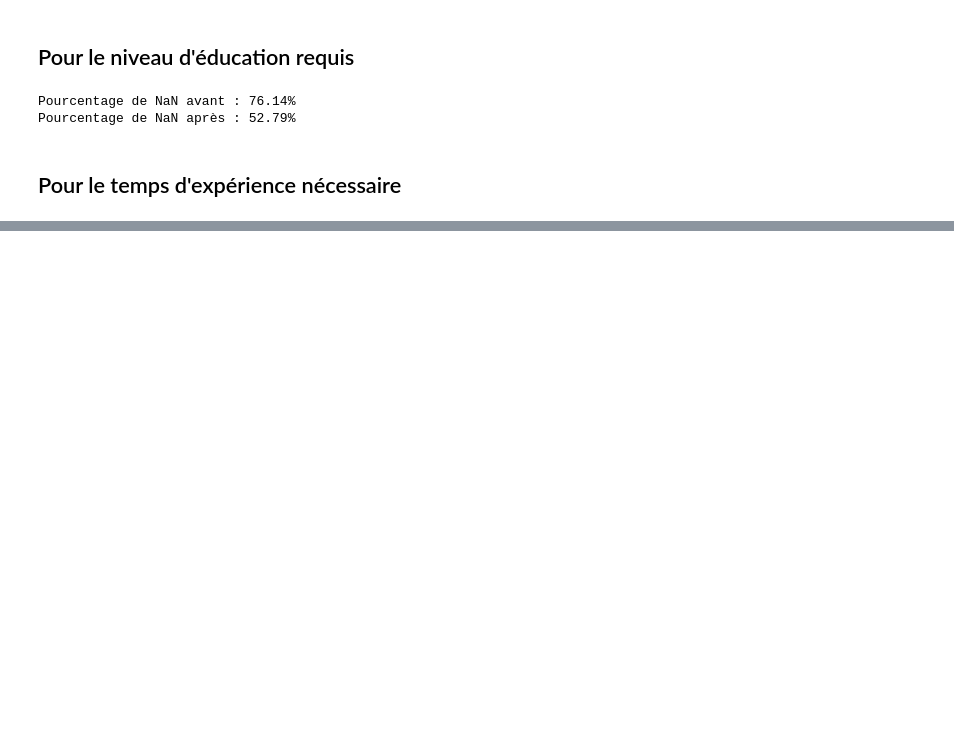
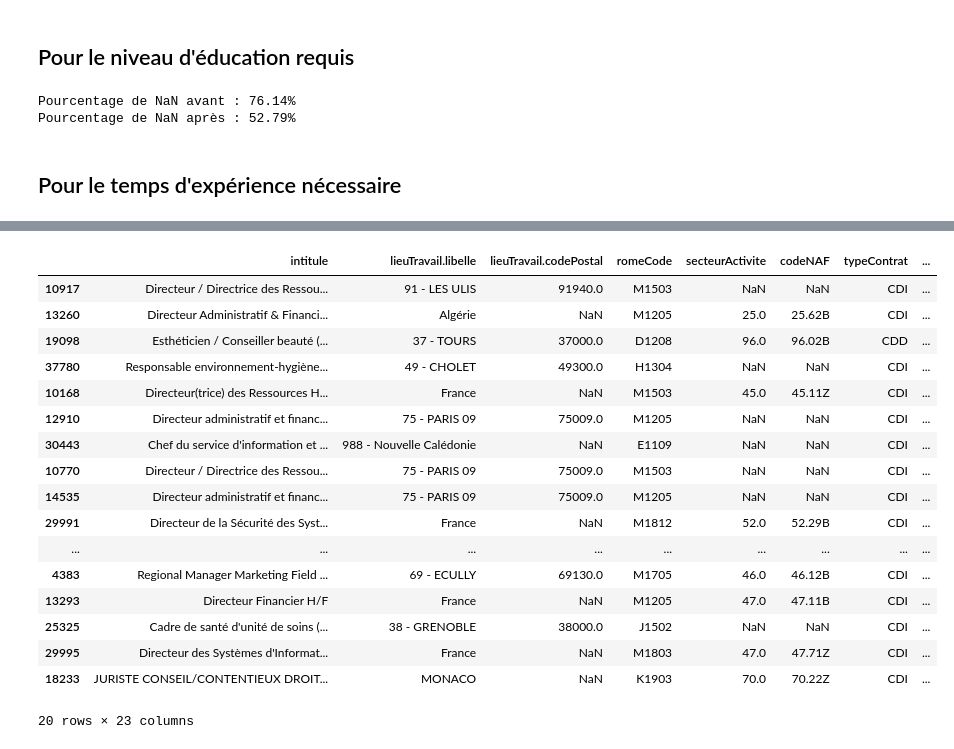
Before and after one commit to smnnawal4/projet-salaires, a Jupyter notebook: Romain_Scrapping/fill_data.ipynb, the cells around one changed output, grey strips where cells are left out. Cells and saved outputs as stored; diff of their text form; code cells hidden in the pictures; blank space fills up the shorter version.

```diff
--- a/Romain_Scrapping/fill_data.ipynb
+++ b/Romain_Scrapping/fill_data.ipynb
@@ -109,7 +113,6 @@ def fill_departement(row):
 
     return None
 
-#pour l'expérience requise
 def fill_experience(niveau):
     if pd.isna(niveau):
         return None
@@ -156,7 +159,7 @@ def fill_tps_Pp(niveau):
     elif niveau == 'Temps plein':
         return 1
     elif niveau == 'Temps partiel':
-        return 0,
+        return 0
 
     return None
 
@@ -210,6 +213,19 @@ def fill_salaire(salaire):
         return round(salary_value)  # Déjà en annuel
 
     return None
+
+def fill_secteur_activite(row):
+    # Si secteurActivite est rempli
+    if pd.notna(row['secteurActivite']):
+        return row['secteurActivite']
+
+    # Sinon, on vérifie codeNAF
+    if pd.notna(row['codeNAF']):
+        code_naf = str(row['codeNAF'])
+        if code_naf[:2].isdigit():  # Vérifie si les 2 premiers caractères sont des chiffres
+            return int(code_naf[:2])  # Retourne les 2 premiers caractères comme un entier
+
+    return None
 # %%
 df['departement'] = df.apply(fill_departement, axis=1)
 df['salaire_annuel'] = df['salaire.libelle'].apply(fill_salaire)
@@ -218,3 +234,4 @@ df['experience_requise'] = df['experienceLibelle'].apply(fill_experience)
 df["contrat"] = df['typeContrat'].apply(fill_type_contrat)
 df['romeCode_extract'] = df["romeCode"].apply(fill_romeCode)
 df['tps_Pp'] = df['dureeTravailLibelleConverti'].apply(fill_tps_Pp)
+df['secteur_activite'] = df.apply(fill_secteur_activite, axis=1)
@@ -394,7 +406,7 @@ def add_tps_Pp(description):
         return 1
     elif re.search(r"temps\s*partiels?", description):
         return 0
-    return None
+    return np.nan
 
 
 def add_tps_Pp_df(df):
@@ -512,0 +527,2 @@ Pourcentage de NaN après : 4.70%
+# %%
+df = df[(df['salaire_annuel'].isna()) | (df['salaire_annuel'].between(4000, 300000))]
@@ -512,0 +539,21 @@ Pourcentage de NaN après : 4.70%
+# %%
+df.sort_values(by='salaire_annuel', ascending=False)[0:20]
+# %% [output]
+|  | intitule | lieuTravail.libelle | lieuTravail.codePostal | romeCode | secteurActivite | codeNAF | typeContrat | ... |
+| 10917 | Directeur / Directrice des Ressou... | 91 - LES ULIS | 91940.0 | M1503 | NaN | NaN | CDI | ... |
+| 13260 | Directeur Administratif & Financi... | Algérie | NaN | M1205 | 25.0 | 25.62B | CDI | ... |
+| 19098 | Esthéticien / Conseiller beauté (... | 37 - TOURS | 37000.0 | D1208 | 96.0 | 96.02B | CDD | ... |
+| 37780 | Responsable environnement-hygiène... | 49 - CHOLET | 49300.0 | H1304 | NaN | NaN | CDI | ... |
+| 10168 | Directeur(trice) des Ressources H... | France | NaN | M1503 | 45.0 | 45.11Z | CDI | ... |
+| 12910 | Directeur administratif et financ... | 75 - PARIS 09 | 75009.0 | M1205 | NaN | NaN | CDI | ... |
+| 30443 | Chef du service d'information et ... | 988 - Nouvelle Calédonie | NaN | E1109 | NaN | NaN | CDI | ... |
+| 10770 | Directeur / Directrice des Ressou... | 75 - PARIS 09 | 75009.0 | M1503 | NaN | NaN | CDI | ... |
+| 14535 | Directeur administratif et financ... | 75 - PARIS 09 | 75009.0 | M1205 | NaN | NaN | CDI | ... |
+| 29991 | Directeur de la Sécurité des Syst... | France | NaN | M1812 | 52.0 | 52.29B | CDI | ... |
+| ... | ... | ... | ... | ... | ... | ... | ... | ... |
+| 4383 | Regional Manager Marketing Field ... | 69 - ECULLY | 69130.0 | M1705 | 46.0 | 46.12B | CDI | ... |
+| 13293 | Directeur Financier H/F | France | NaN | M1205 | 47.0 | 47.11B | CDI | ... |
+| 25325 | Cadre de santé d'unité de soins (... | 38 - GRENOBLE | 38000.0 | J1502 | NaN | NaN | CDI | ... |
+| 29995 | Directeur des Systèmes d'Informat... | France | NaN | M1803 | 47.0 | 47.71Z | CDI | ... |
+| 18233 | JURISTE CONSEIL/CONTENTIEUX DROIT... | MONACO | NaN | K1903 | 70.0 | 70.22Z | CDI | ... |
+20 rows × 23 columns
```
Also changed, not shown: parts of 11 cells of this notebook, 2 other files.
